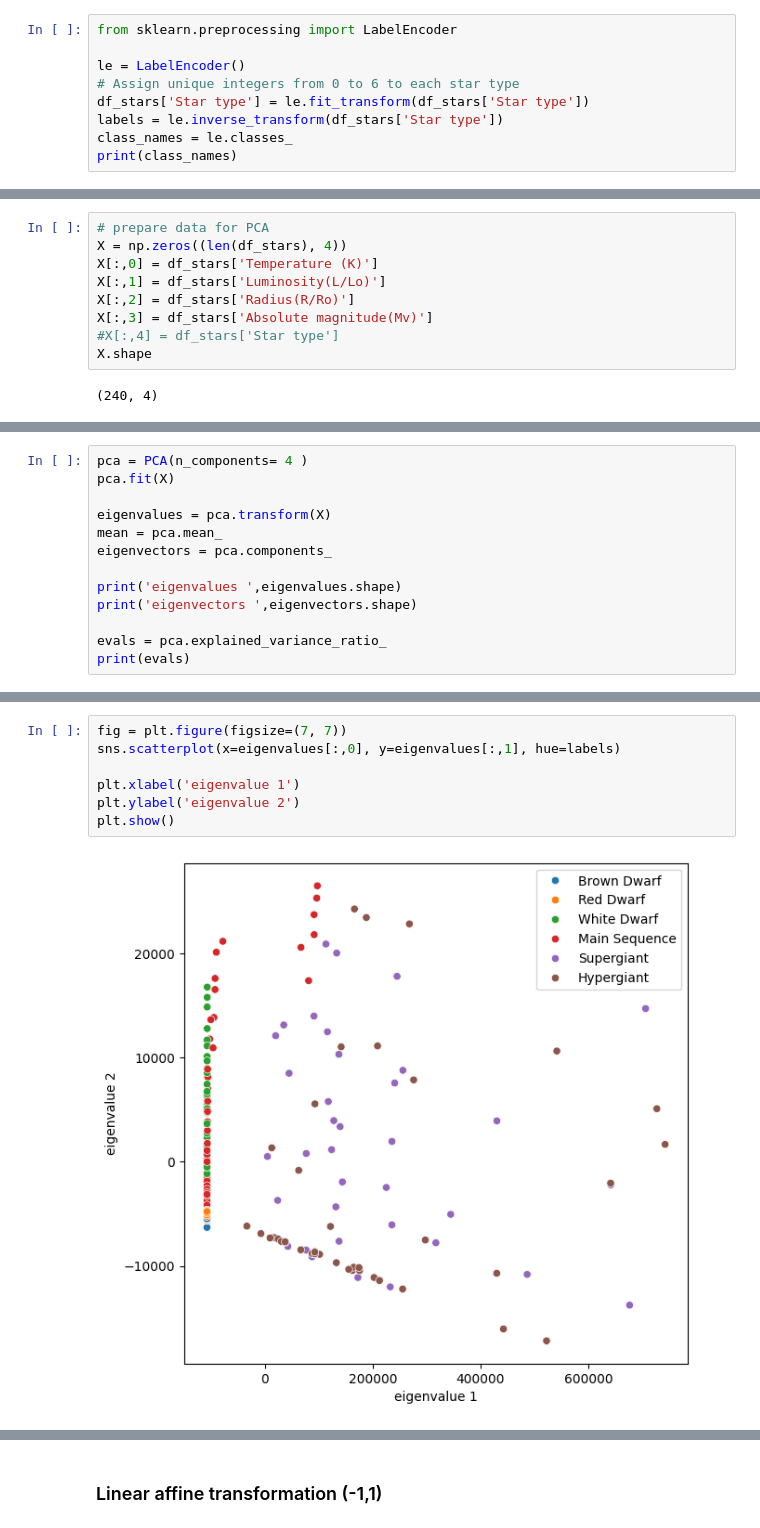
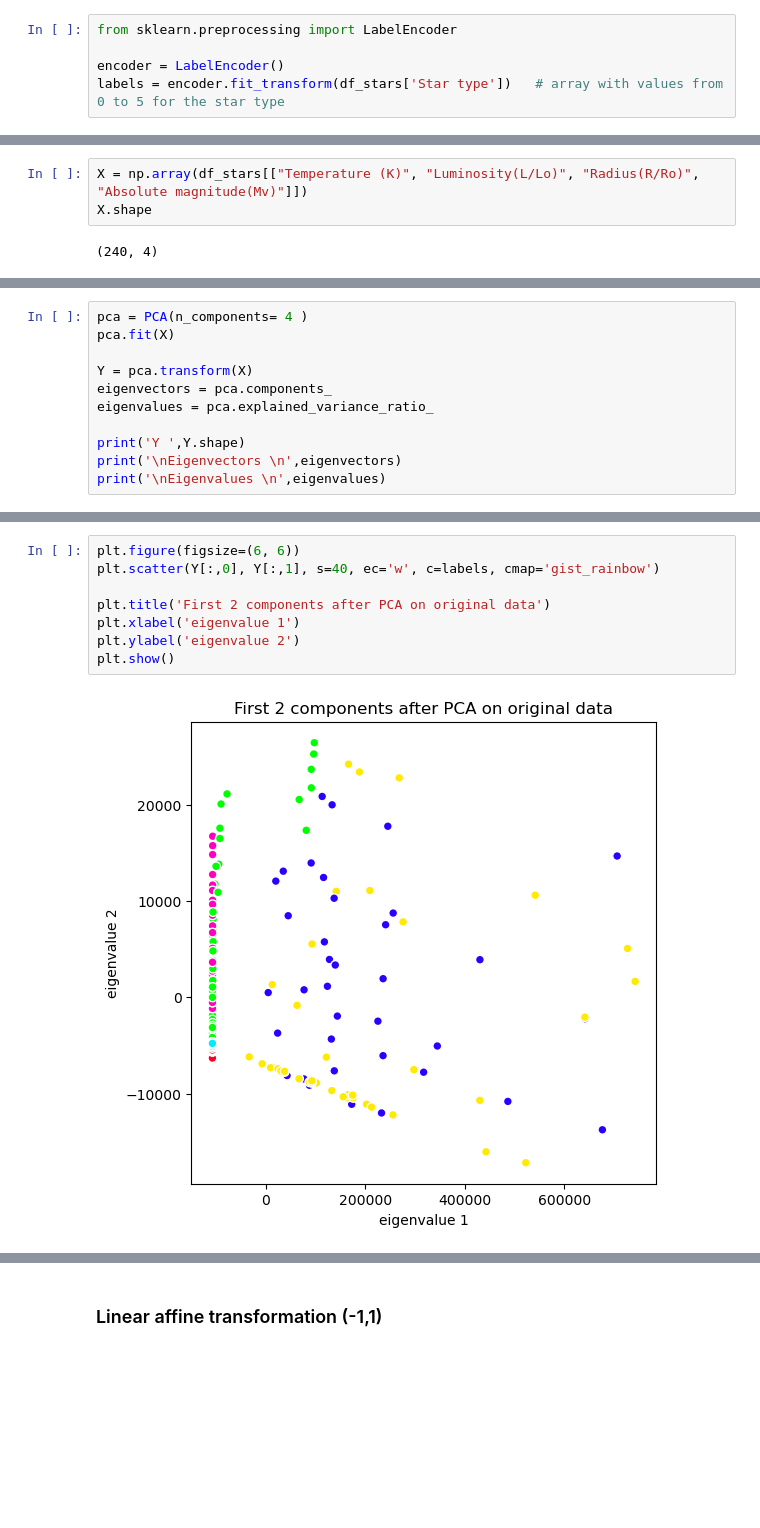
Before and after one commit to Amedeo1054/astrostat_mlearn, a Jupyter notebook: L15_PCA.ipynb, the cells around one changed output, grey strips where cells are left out. Cells and saved outputs as stored; diff of their text form; blank space fills up the shorter version.

```diff
--- a/L15_PCA.ipynb
+++ b/L15_PCA.ipynb
@@ -32,9 +32,5 @@ df_stars
 # %%
 from sklearn.preprocessing import LabelEncoder
 
-le = LabelEncoder()
-# Assign unique integers from 0 to 6 to each star type
-df_stars['Star type'] = le.fit_transform(df_stars['Star type'])
-labels = le.inverse_transform(df_stars['Star type'])
-class_names = le.classes_
-print(class_names)
+encoder = LabelEncoder()
+labels = encoder.fit_transform(df_stars['Star type'])   # array with values from 0 to 5 for the star type
@@ -57,11 +37,5 @@ plt.show()
 # %%
-# prepare data for PCA
-X = np.zeros((len(df_stars), 4))
-X[:,0] = df_stars['Temperature (K)']
-X[:,1] = df_stars['Luminosity(L/Lo)']
-X[:,2] = df_stars['Radius(R/Ro)']
-X[:,3] = df_stars['Absolute magnitude(Mv)']
-#X[:,4] = df_stars['Star type']
+X = np.array(df_stars[["Temperature (K)", "Luminosity(L/Lo)", "Radius(R/Ro)", "Absolute magnitude(Mv)"]])
 X.shape
 # %% [output]
 (240, 4)
@@ -83,13 +56,11 @@ for i in range(len(X[0])):
 pca = PCA(n_components= 4 )
 pca.fit(X)
 
-eigenvalues = pca.transform(X)
-mean = pca.mean_
+Y = pca.transform(X)
 eigenvectors = pca.components_
+eigenvalues = pca.explained_variance_ratio_
 
-print('eigenvalues ',eigenvalues.shape)
-print('eigenvectors ',eigenvectors.shape)
-
-evals = pca.explained_variance_ratio_
-print(evals)
+print('Y ',Y.shape)
+print('\nEigenvectors \n',eigenvectors)
+print('\nEigenvalues \n',eigenvalues)
 # %% [output]
@@ -99,12 +77,13 @@ eigenvectors  (4, 4)
 # %%
-fig = plt.figure(figsize=(7, 7))
-sns.scatterplot(x=eigenvalues[:,0], y=eigenvalues[:,1], hue=labels)
+plt.figure(figsize=(6, 6))
+plt.scatter(Y[:,0], Y[:,1], s=40, ec='w', c=labels, cmap='gist_rainbow')
 
+plt.title('First 2 components after PCA on original data')
 plt.xlabel('eigenvalue 1')
 plt.ylabel('eigenvalue 2')
 plt.show()
 # %% [output]
-[figure, old version]
+[figure, new version]
 # %%
 # explained variance ratio
 fig = plt.figure(figsize=(12,4))
```
Also changed, not shown: parts of 12 cells of this notebook.
